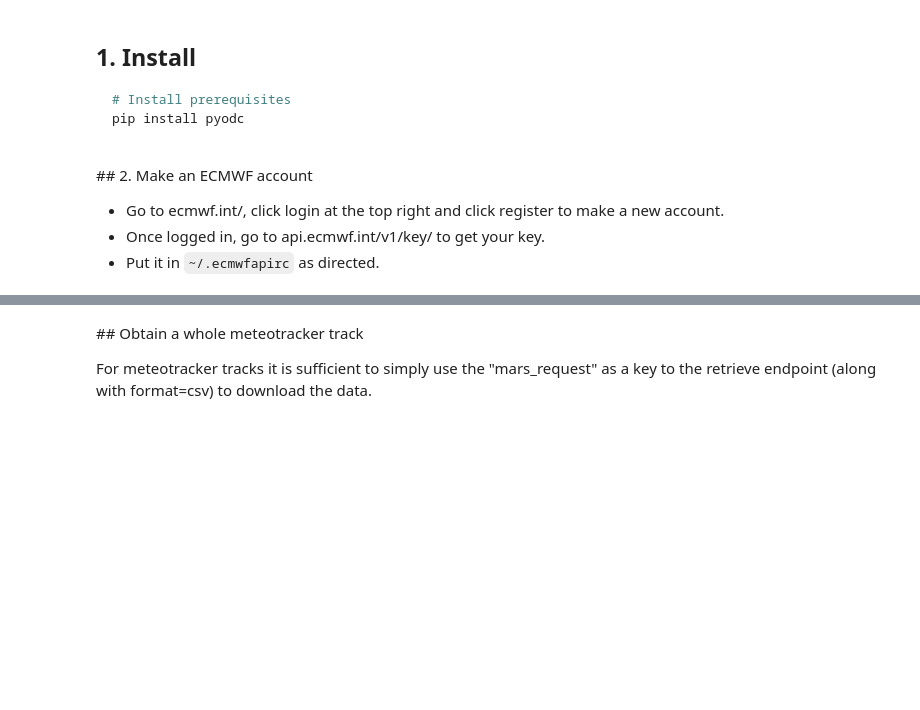
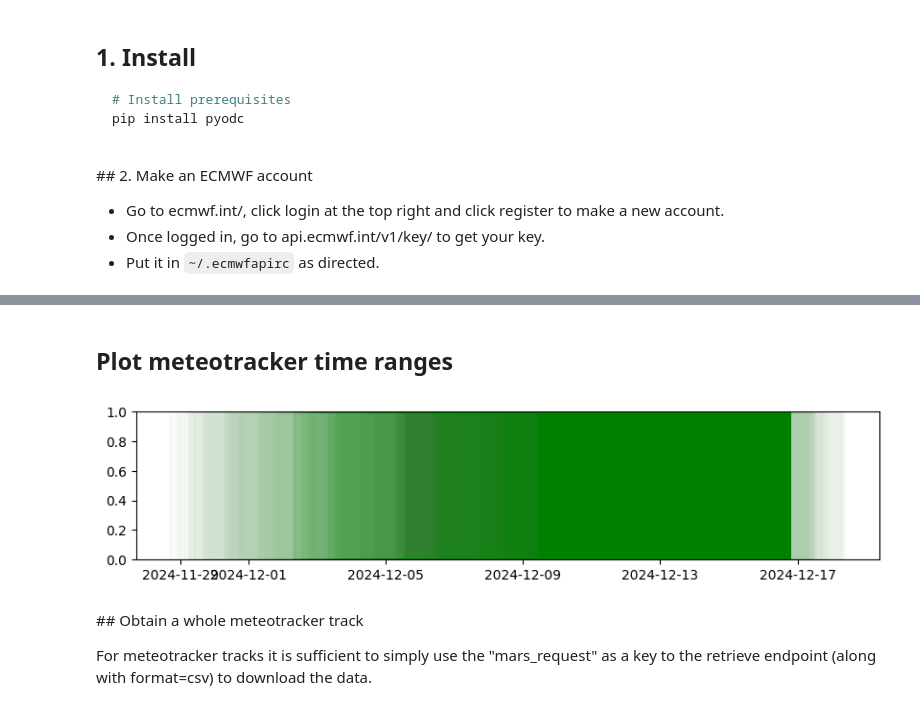
Before and after one commit to ecmwf/IonBeam, a Jupyter notebook: notebooks/iCHANGE/ICHANGE_IonBeam_Access_demo_document.ipynb, the cells around one changed output, grey strips where cells are left out. Drawn from its saved outputs; the diff is of its cells as text; code cells hidden in the pictures; blank space fills up the shorter version.

```diff
--- a/notebooks/iCHANGE/ICHANGE_IonBeam_Access_demo_document.ipynb
+++ b/notebooks/iCHANGE/ICHANGE_IonBeam_Access_demo_document.ipynb
@@ -95,5 +118,16 @@ meteotracker
     }
 }
+# %% [markdown]
+## Plot meteotracker time ranges
+# %%
+f, ax = plt.subplots(1, 1, figsize = (10, 2))
+
+for station in by_platform["meteotracker"]:
+    dt = datetime.fromisoformat(station["time_span"][0])
+    d2 = datetime.fromisoformat(station["time_span"][1])
+    ax.axvspan(dt, dt2, alpha = 0.01, color = "green")
+# %% [output]
+[figure, added]
 # %% [markdown]
 ## Obtain a whole meteotracker track
 
```
Also changed, not shown: parts of 49 cells of this notebook, 56 other files.
